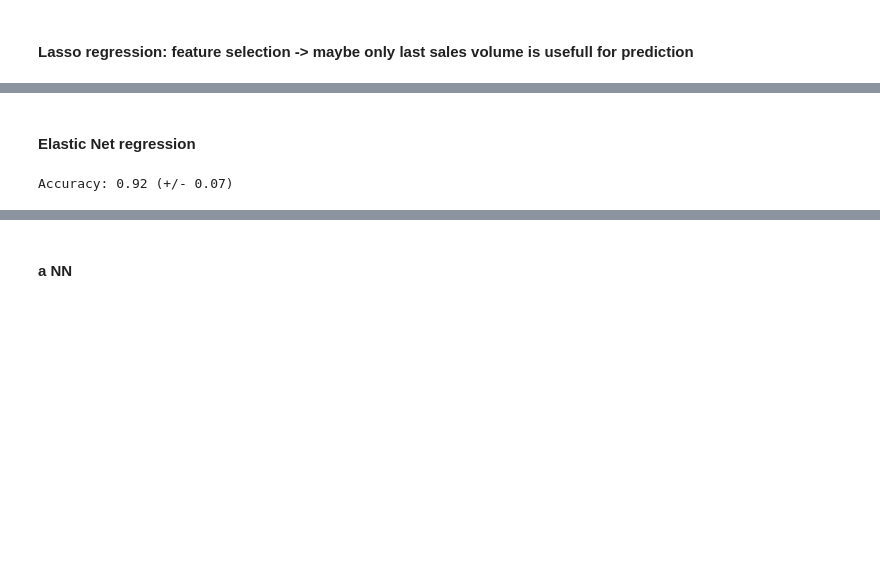
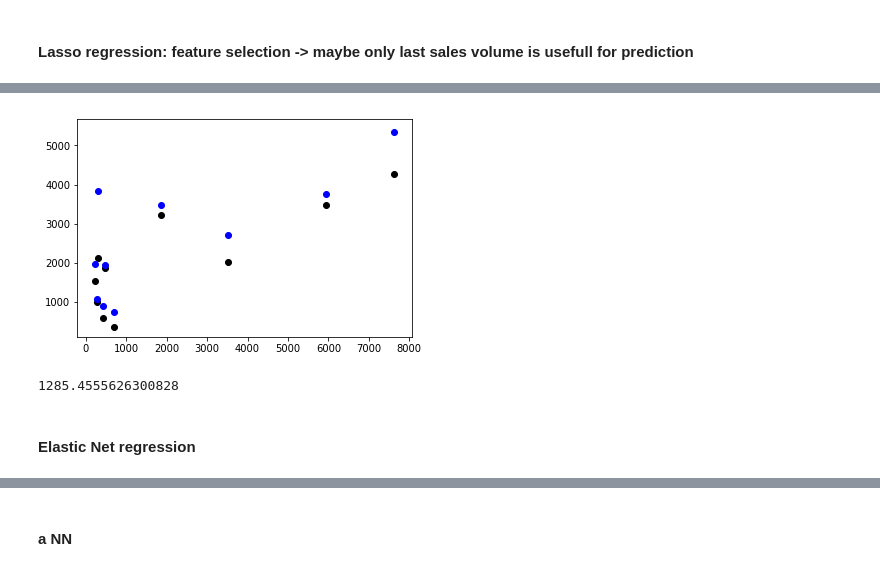
Before and after one commit to enrabre/Sales-forecast, a Jupyter notebook: pmi.ipynb, the cells around one changed output, grey strips where cells are left out. Drawn from its saved outputs; the diff is of its cells as text; code cells hidden in the pictures; blank space fills up the shorter version.

```diff
--- a/pmi.ipynb
+++ b/pmi.ipynb
@@ -278,2 +346,15 @@ Accuracy: 0.92 (+/- 0.07)
+# %%
+# Plot outputs
+plt.scatter(testX.T[3][:10], testy[:10] , color='black')
+plt.scatter(testX.T[3][:10] , y_pred[:10] , color='blue')
+
+plt.show()
+# %% [output]
+[figure, added]
+# %%
+MAE = mean_absolute_error(testy, y_pred)
+MAE
+# %% [output]
+1285.4555626300828
 # %% [markdown]
 #### Elastic Net regression
@@ -283,4 +360,0 @@ scores = cross_val_score(elastic, X_transformed, y, cv=5)
-# %%
-print("Accuracy: %0.2f (+/- %0.2f)" % (scores.mean(), scores.std() * 2))
-# %% [output]
-Accuracy: 0.92 (+/- 0.07)
```
Also changed, not shown: parts of 40 cells of this notebook.
